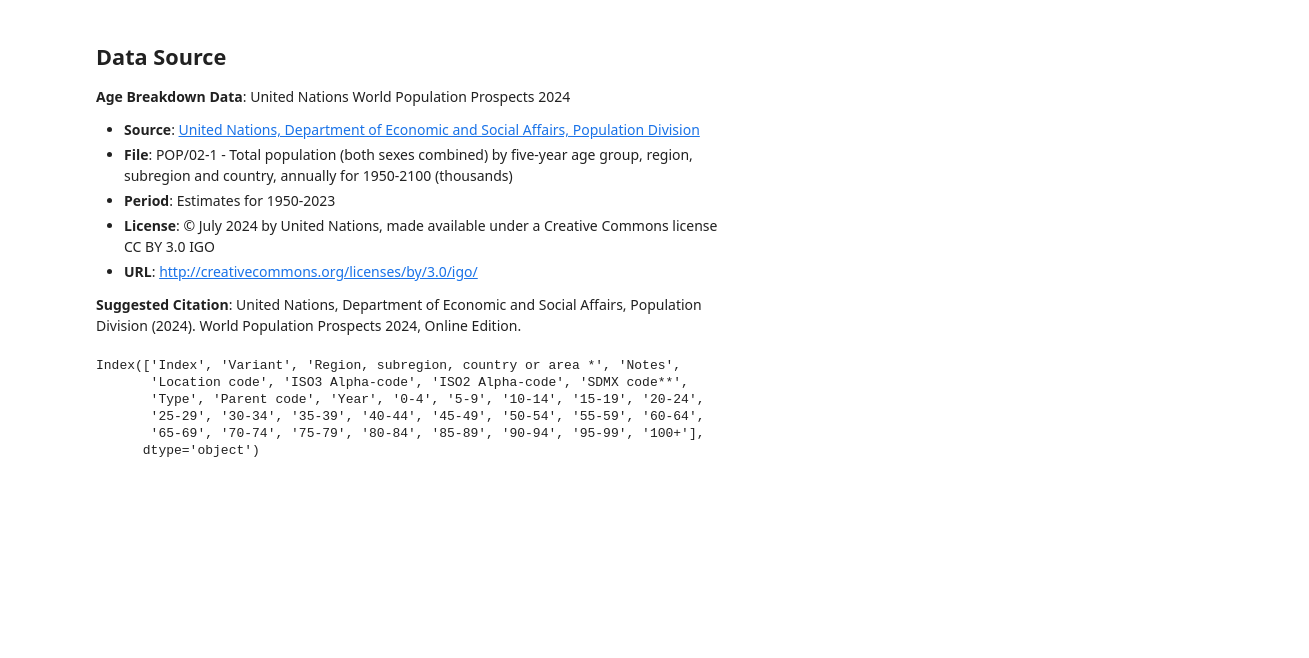
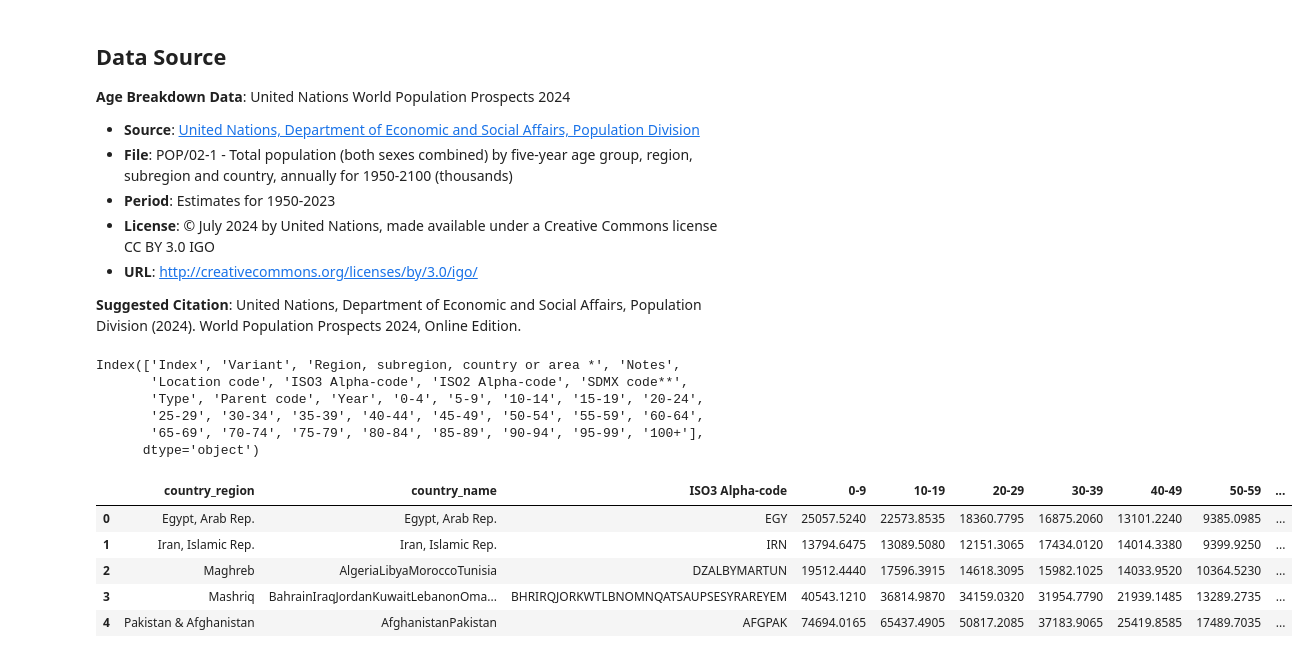
Before and after one commit to datapartnership/GenZ_Protest_Analysis, a Jupyter notebook: notebooks/demographic.ipynb, the cells around one changed output. Cells and saved outputs as stored; diff of their text form; code cells hidden in the pictures; blank space fills up the shorter version.

```diff
--- a/notebooks/demographic.ipynb
+++ b/notebooks/demographic.ipynb
@@ -79,3 +97,14 @@ df_grouped = df_grouped[[country_col, 'ISO3 Alpha-code'] + age_groups_10yr]
+# %%
+df_region = df_grouped[df_grouped['country_region'] != 'Other']
+df_region = df_region.groupby('country_region').sum().reset_index()
+df_region
+# %% [output]
+|  | country_region | country_name | ISO3 Alpha-code | 0-9 | 10-19 | 20-29 | 30-39 | 40-49 | 50-59 | ... |
+| 0 | Egypt, Arab Rep. | Egypt, Arab Rep. | EGY | 25057.5240 | 22573.8535 | 18360.7795 | 16875.2060 | 13101.2240 | 9385.0985 | ... |
+| 1 | Iran, Islamic Rep. | Iran, Islamic Rep. | IRN | 13794.6475 | 13089.5080 | 12151.3065 | 17434.0120 | 14014.3380 | 9399.9250 | ... |
+| 2 | Maghreb | AlgeriaLibyaMoroccoTunisia | DZALBYMARTUN | 19512.4440 | 17596.3915 | 14618.3095 | 15982.1025 | 14033.9520 | 10364.5230 | ... |
+| 3 | Mashriq | BahrainIraqJordanKuwaitLebanonOma... | BHRIRQJORKWTLBNOMNQATSAUPSESYRAREYEM | 40543.1210 | 36814.9870 | 34159.0320 | 31954.7790 | 21939.1485 | 13289.2735 | ... |
+| 4 | Pakistan & Afghanistan | AfghanistanPakistan | AFGPAK | 74694.0165 | 65437.4905 | 50817.2085 | 37183.9065 | 25419.8585 | 17489.7035 | ... |
 # %%
 
 # Create subplots with 2 columns showing all countries sorted by Gen Z population
```
Also changed, not shown: parts of 5 cells of this notebook.
